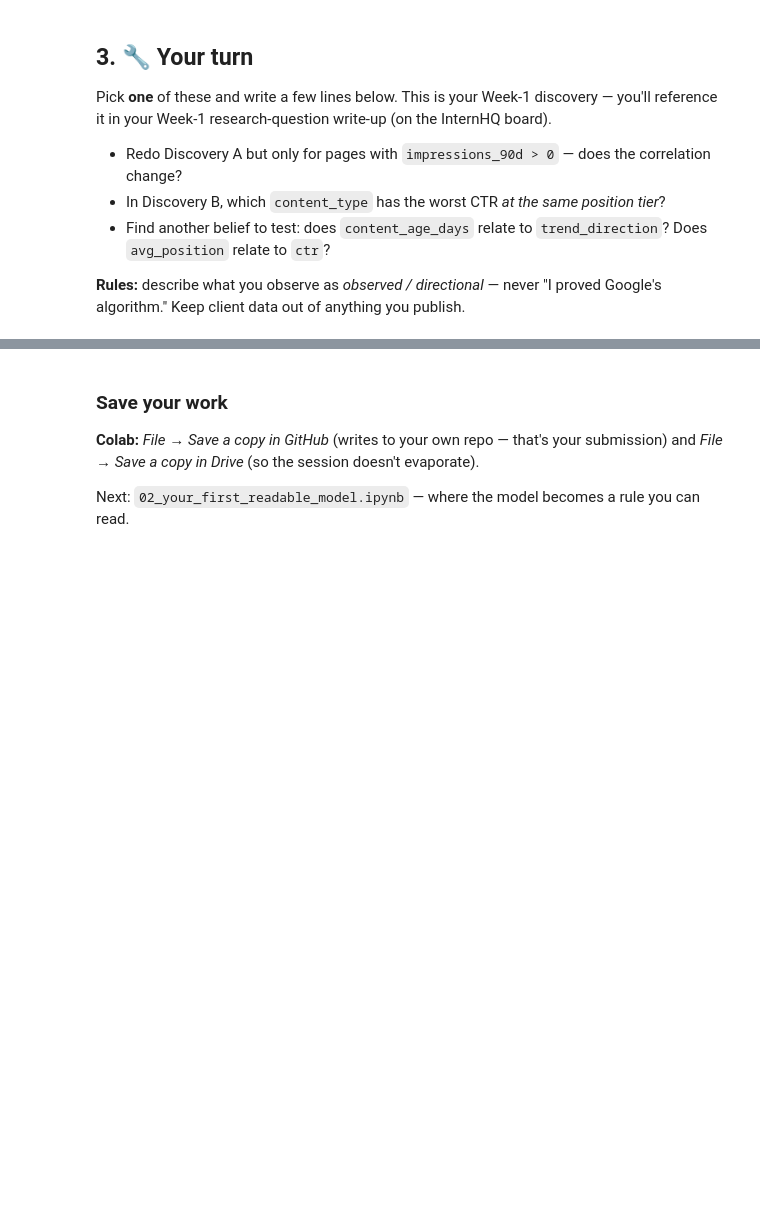
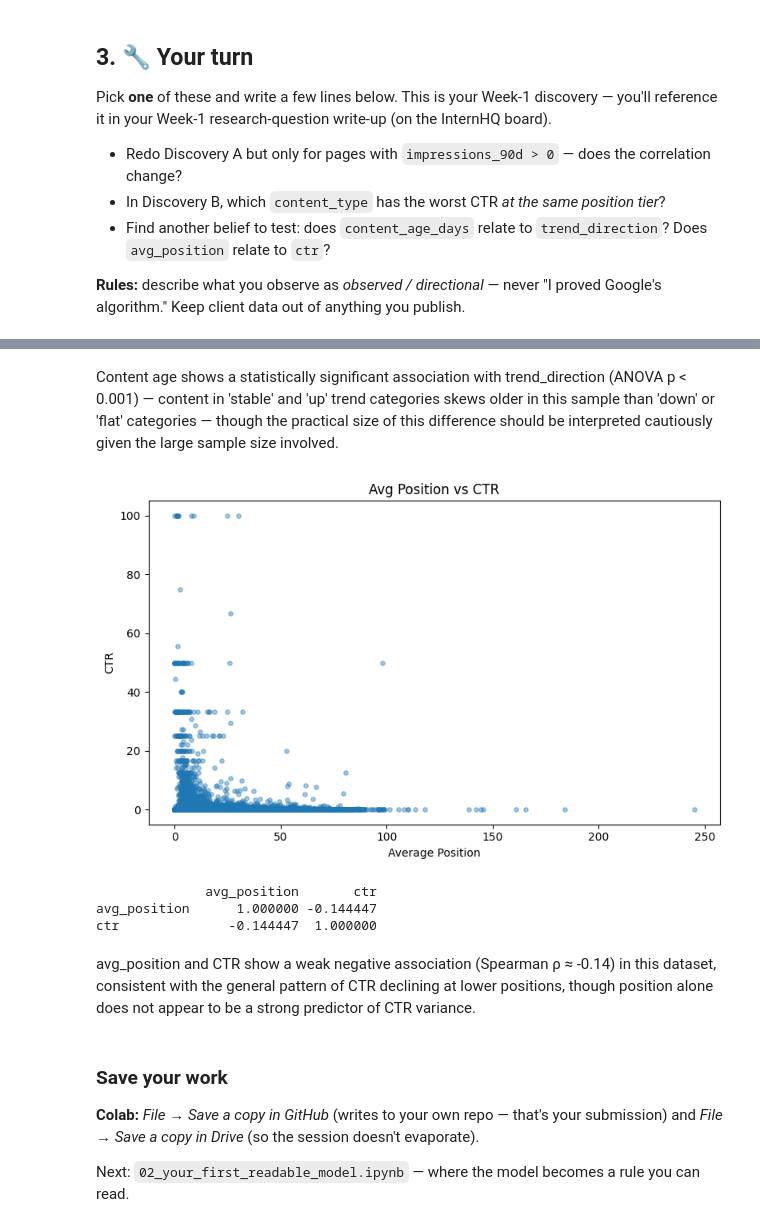
Before and after one commit to AxelYoel/FlyRank-AI-Internship---Axel-Yoel-Chandra, a Jupyter notebook: notebooks/01_first_look_and_discovery.ipynb, the cells around one changed output, grey strips where cells are left out. Cells and saved outputs as stored; diff of their text form; code cells hidden in the pictures; blank space fills up the shorter version.

```diff
--- a/notebooks/01_first_look_and_discovery.ipynb
+++ b/notebooks/01_first_look_and_discovery.ipynb
@@ -102,3 +295,24 @@ Pick **one** of these and write a few lines below. This is your Week-1 discovery
+# %% [markdown]
+Content age shows a statistically significant association with trend_direction (ANOVA p < 0.001) — content in 'stable' and 'up' trend categories skews older in this sample than 'down' or 'flat' categories — though the practical size of this difference should be interpreted cautiously given the large sample size involved.
+# %%
+#Discovery C avg_position and CTR relation
+fig, ax = plt.subplots(figsize=(8, 5))
+ax.scatter(df["avg_position"], df["ctr"], alpha=0.4, s=15)
+ax.set_xlabel("Average Position")
+ax.set_ylabel("CTR")
+ax.set_title("Avg Position vs CTR")
+plt.tight_layout()
+plt.show()
+
+corr = df[["avg_position", "ctr"]].corr(method="spearman")
+print(corr)
+# %% [output]
+[figure, added]
+              avg_position       ctr
+avg_position      1.000000 -0.144447
+ctr              -0.144447  1.000000
+# %% [markdown]
+avg_position and CTR show a weak negative association (Spearman ρ ≈ -0.14) in this dataset, consistent with the general pattern of CTR declining at lower positions, though position alone does not appear to be a strong predictor of CTR variance.
 # %% [markdown]
 ### Save your work
 **Colab:** *File → Save a copy in GitHub* (writes to your own repo — that's your submission) and *File → Save a copy in Drive* (so the session doesn't evaporate).
```
Also changed, not shown: parts of 14 cells of this notebook.
